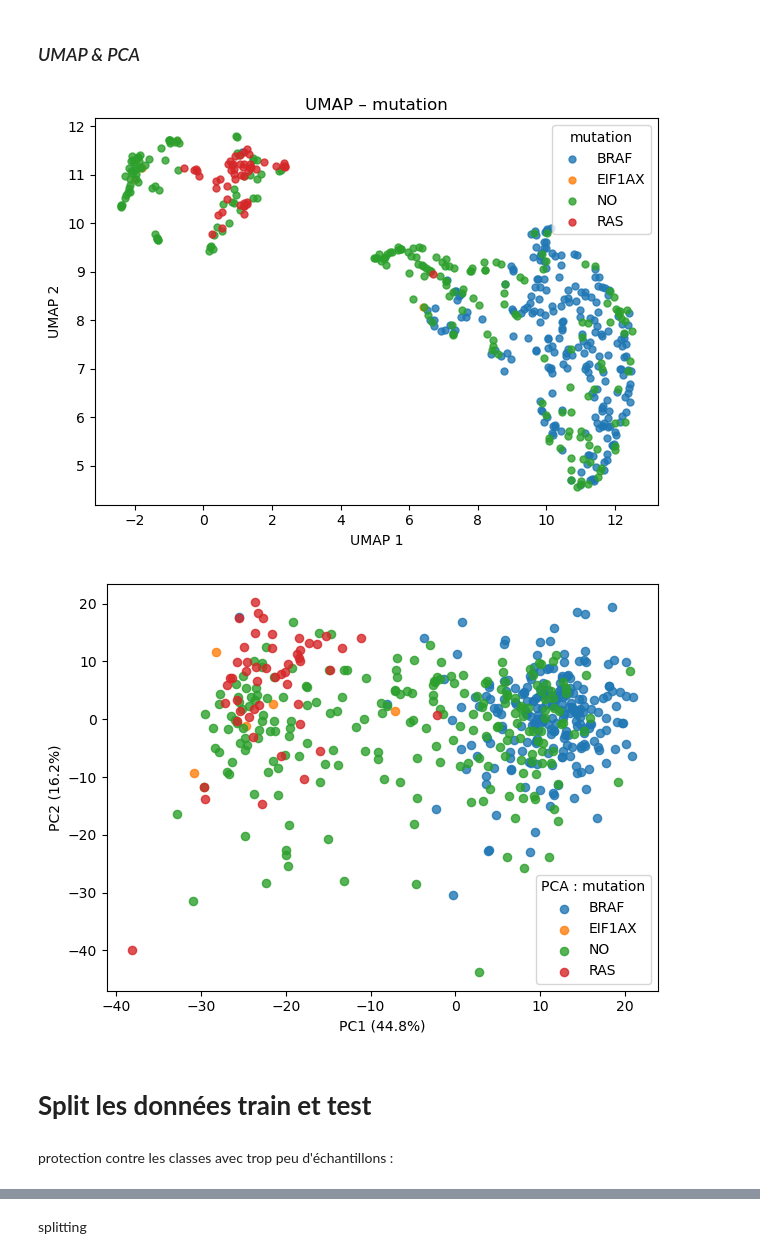
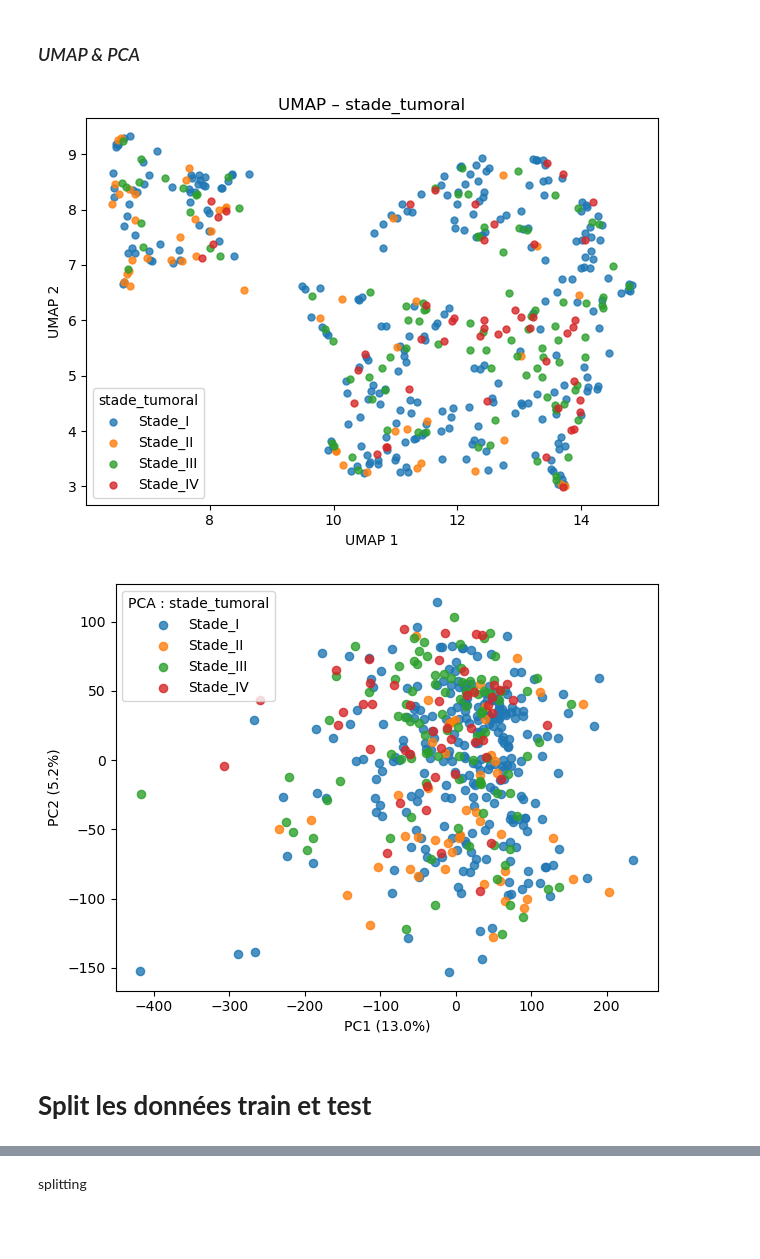
Before and after one commit to elodiehusson/Deep-Learning-Project, a Jupyter notebook: script/Début de pipeline_modif.ipynb, the cells around one changed output, grey strips where cells are left out. Cells and saved outputs as stored; diff of their text form; code cells hidden in the pictures; blank space fills up the shorter version.

Commit message:
ANOVA parès train + 4 stades tumoraux

```diff
--- a/script/Début de pipeline_modif.ipynb
+++ b/script/Début de pipeline_modif.ipynb
@@ -104,7 +97,7 @@ voir si on peut pas accumuler plusieurs prédictions par la suite
 Choisissez la variable que vous voulez prédire en remplacant "choix" par le nom de la liste que vous voulez :
 # %%
 liste_des_prédictions = ["stade_tumoral", "type_tumoral", "mutation"]
-choix = "mutation"
+choix = "stade_tumoral"
 # %% [markdown]
 ### _**préparation des inputs + labels du modèle**_
 # %% [markdown]
@@ -271,18 +257,18 @@ X_reduced
 # %% [markdown]
 ### *ANOVA*
 # %%
-#Preprocessing n°2, sélection par ANOVA des gènes les plus significatifs pour distinguer les classes
-from sklearn.feature_selection import SelectKBest, f_classif
-k=500 #nombre de gènes conservés
-selector = SelectKBest(score_func=f_classif, k=k)
-selector.fit(X_out, labels)
+# #Preprocessing n°2, sélection par ANOVA des gènes les plus significatifs pour distinguer les classes
+# from sklearn.feature_selection import SelectKBest, f_classif
+# k=500 #nombre de gènes conservés
+# selector = SelectKBest(score_func=f_classif, k=k)
+# selector.fit(X_out, labels)
 
-mask = selector.get_support()
+# mask = selector.get_support()
 
-X_selected = X_out.loc[:, mask]
+# X_selected = X_out.loc[:, mask]
 
-f_scores = selector.scores_[mask]
-selected_features = X_selected.columns
+# f_scores = selector.scores_[mask]
+# selected_features = X_selected.columns
 
-print(f"Selected Features: {selected_features}")
-print(f"F-Scores: {f_scores}")
+# print(f"Selected Features: {selected_features}")
+# print(f"F-Scores: {f_scores}")
@@ -308,7 +276,7 @@ F-Scores: [ 50.4511633   49.47961436  80.6375775   63.9485154   62.31966456
 ### *UMAP & PCA*
 # %%
 # standardization
-X_log = np.log1p(X_selected)
+X_log = np.log1p(X_out)
 
 # UMAP
 frequences_umap = umap.UMAP(n_components=2, n_neighbors=10, min_dist=0.1, random_state=42).fit_transform(X_log)
@@ -326,40 +294,38 @@ plt.tight_layout()
 plt.savefig(f"../results/UMAP_{choix}.pdf")
 plt.show()
 # %% [output]
-[figure, old version]
+[figure, new version]
 # %%
 from sklearn.decomposition import PCA
 # PCA
 pca = PCA(n_components=2)
 X_pca = pca.fit_transform(StandardScaler().fit_transform(X_log))
-df_pca = pd.DataFrame(X_pca, index=X_selected.index, columns=["PC1", "PC2"])
+df_pca = pd.DataFrame(X_pca, index=X_out.index, columns=["PC1", "PC2"])
 
 # map les labels
 label_map = dict(enumerate(class_names))
 df_pca["label"] = labels
 df_pca["class_name"] = df_pca["label"].map(label_map)
 
 # Plot
 plt.figure()
 
 for i, name in enumerate(class_names):
     subset = df_pca[df_pca["label"] == i]
     plt.scatter(
         subset["PC1"],
         subset["PC2"],
         label=name,
         alpha=0.8,
         s=35)
 
 plt.xlabel(f"PC1 ({pca.explained_variance_ratio_[0]*100:.1f}%)")
 plt.ylabel(f"PC2 ({pca.explained_variance_ratio_[1]*100:.1f}%)")
 plt.legend(title=f"PCA : {choix}", loc="best")
 plt.tight_layout()
 plt.savefig(f"../results/PCA_{choix}.pdf")
 plt.show()
 # %% [output]
-[figure, old version]
+[figure, new version]
 # %% [markdown]
 # **Split les données train et test**
-# %% [markdown]
-protection contre les classes avec trop peu d'échantillons :
```
Also changed, not shown: parts of 26 cells of this notebook, 6 other files.
